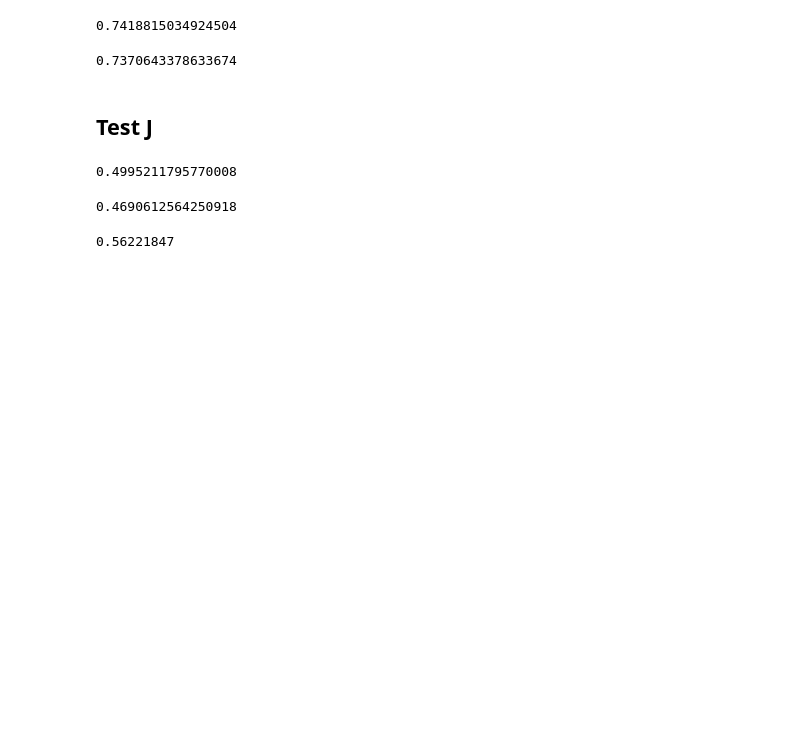
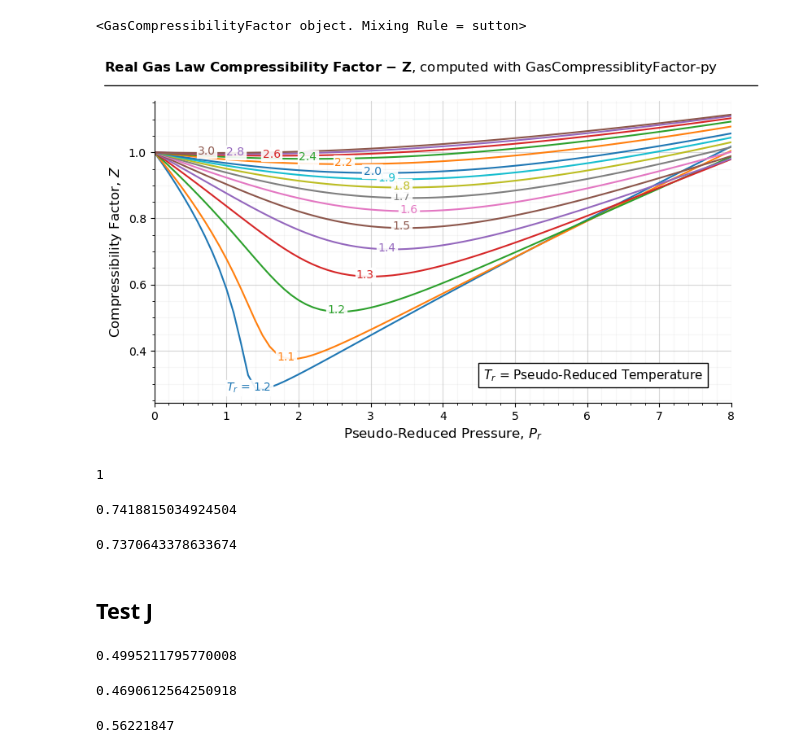
Before and after one commit to aegis4048/GasCompressibility-py, a Jupyter notebook: tutorials/run.ipynb, the cells around one changed output. Saved outputs shown, nothing was run; the diff lists cells and outputs as text; code cells hidden in the pictures; blank space fills up the shorter version.

```diff
--- a/tutorials/run.ipynb
+++ b/tutorials/run.ipynb
@@ -550,0 +755,10 @@ a
+# %%
+z_obj
+# %% [output]
+<GasCompressibilityFactor object. Mixing Rule = sutton>
+# %%
+import gascompressibility as gascomp
+
+results, fig, ax = gascomp.zfactor().quickstart()
+# %% [output]
+[figure, added]
@@ -551,3 +767,7 @@ a
+# %%
+a
+# %% [output]
+1
 # %%
 zfactor('piper').calc_Z(P=2010, T=75, Tpc=373.6, J=0.4995)
 # %% [output]
```
Also changed, not shown: parts of 26 cells of this notebook, 19 other files.
